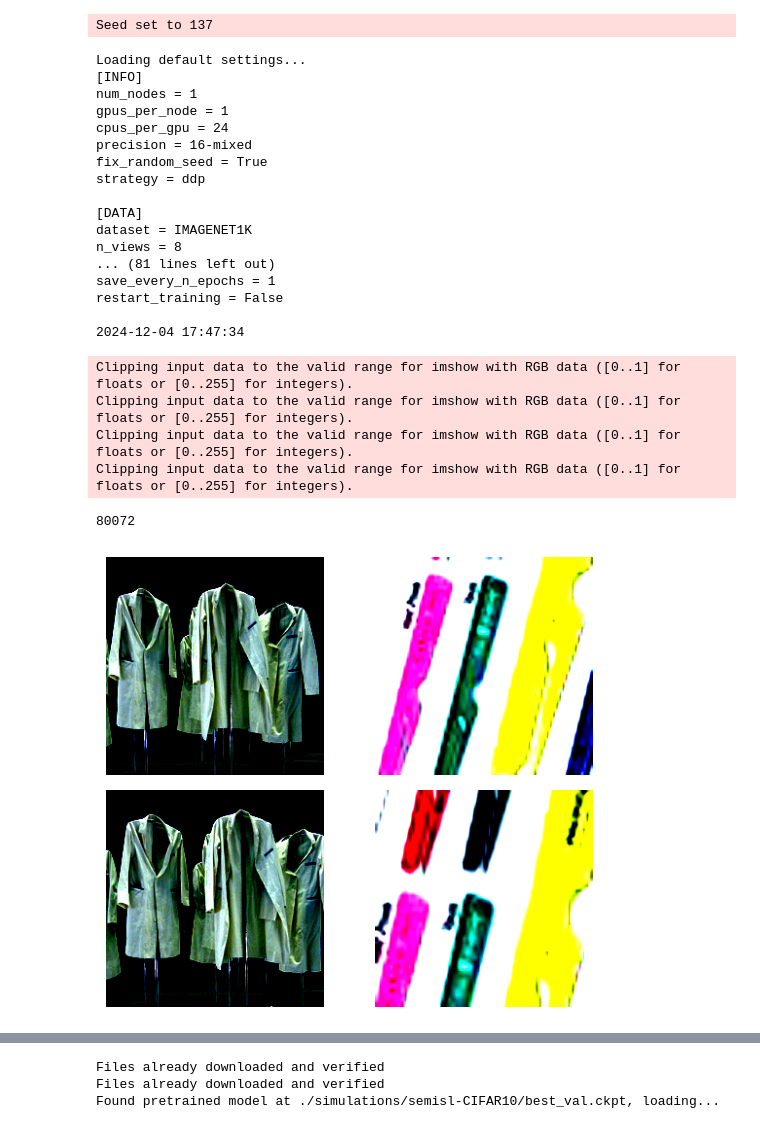
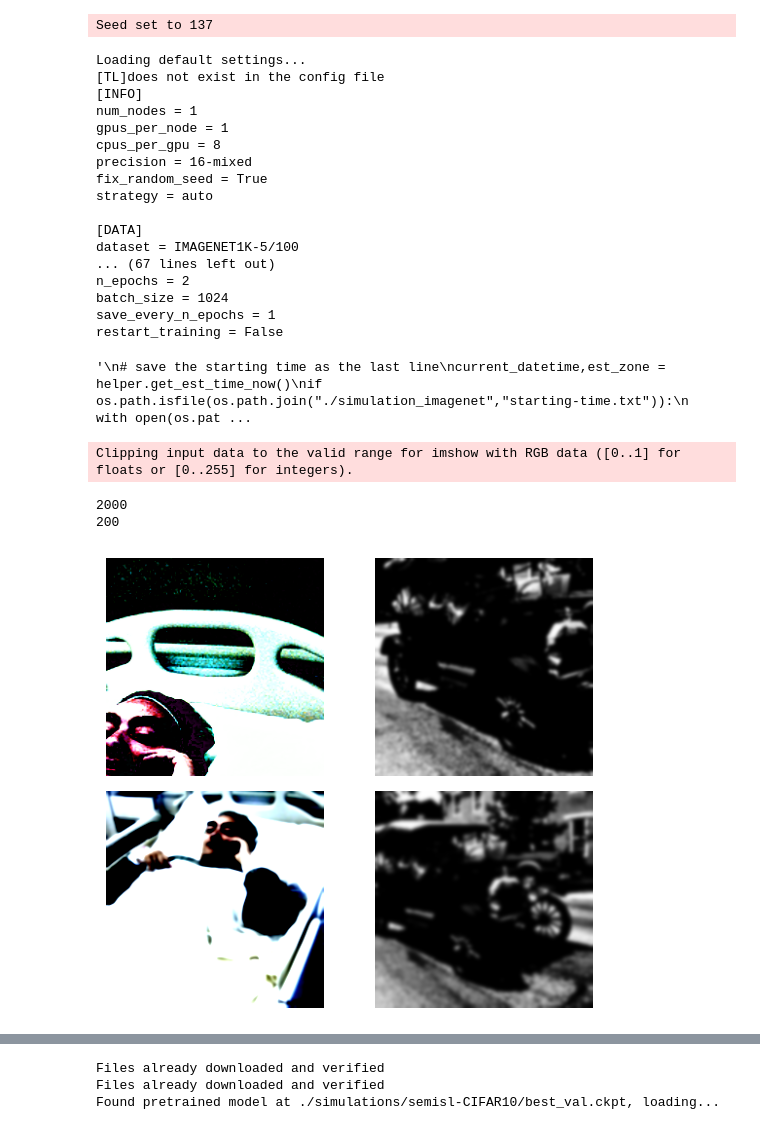
Before and after one commit to guanming-zhang/clamp, a Jupyter notebook: run.ipynb, the cells around one changed output, grey strips where cells are left out. Drawn from its saved outputs; the diff is of its cells as text; code cells hidden in the pictures.

Commit message:
add pot_pow and 5% imagenet

```diff
--- a/run.ipynb
+++ b/run.ipynb
@@ -14,10 +14,12 @@ import math
 import pytorch_lightning as pl
 # %%
 #config = helper.Config("./simulations",default_config_file="./default_configs/default_config_cifar10.ini")
+
 config = helper.Config("./simulation_imagenet",default_config_file="./default_configs/default_config_imagenet1k.ini")
+
 if config.INFO["fix_random_seed"]:
     pl.seed_everything(137) # To be reproducable
-
+'''
 # save the starting time as the last line
 current_datetime,est_zone = helper.get_est_time_now()
 if os.path.isfile(os.path.join("./simulation_imagenet","starting-time.txt")):
@@ -27,47 +29,48 @@ if os.path.isfile(os.path.join("./simulation_imagenet","starting-time.txt")):
 else:
     with open(os.path.join("./simulation_imagenet","starting-time.txt"),"a") as f:
         f.write(current_datetime.strftime("%Y-%m-%d %H:%M:%S"))
+'''
 # %% [output]
 Seed set to 137
 Loading default settings...
+[TL]does not exist in the config file
 [INFO]
 num_nodes = 1
 gpus_per_node = 1
-cpus_per_gpu = 24
+cpus_per_gpu = 8
 precision = 16-mixed
 fix_random_seed = True
-strategy = ddp
+strategy = auto
 
 [DATA]
-dataset = IMAGENET1K
-n_views = 8
-... (81 lines left out)
+dataset = IMAGENET1K-5/100
+... (67 lines left out)
+n_epochs = 2
+batch_size = 1024
 save_every_n_epochs = 1
 restart_training = False
-
-2024-12-04 17:47:34
+'\n# save the starting time as the last line\ncurrent_datetime,est_zone = helper.get_est_time_now()\nif os.path.isfile(os.path.join("./simulation_imagenet","starting-time.txt")):\n    with open(os.pat ...
 # %%
 # for multi-gpu trainning, effective batch size = batch_size*num_gpus
 ssl_batch_size = config.SSL["batch_size"] // (config.INFO["num_nodes"]*config.INFO["gpus_per_node"])
-ssl_train_loader,ssl_test_loader,ssl_val_loader = data_utils.get_dataloader(config.DATA,ssl_batch_size,num_workers=config.INFO["cpus_per_gpu"],validation=False)
+ssl_train_loader,ssl_test_loader,ssl_val_loader = data_utils.get_dataloader(config.DATA,ssl_batch_size,num_workers=config.INFO["cpus_per_gpu"],
+                                                                            validation=True,augment_val_set=True)
 # test_loader and val_loader are not necessary
 del ssl_test_loader
-del ssl_val_loader
 imgs,labels = next(iter(ssl_train_loader))
 img_list, label_list = [],[]
 for i_view in range(2):
     for j_img in range(2):
         img_list.append(imgs[i_view][j_img])
         #label_list.append(classes[labels[i_view][j_img]])
 data_utils.show_images(img_list,2,2,label_list)
 print(len(ssl_train_loader))
+print(len(ssl_val_loader))
 # %% [output]
 Clipping input data to the valid range for imshow with RGB data ([0..1] for floats or [0..255] for integers).
-Clipping input data to the valid range for imshow with RGB data ([0..1] for floats or [0..255] for integers).
-Clipping input data to the valid range for imshow with RGB data ([0..1] for floats or [0..255] for integers).
-Clipping input data to the valid range for imshow with RGB data ([0..1] for floats or [0..255] for integers).
-80072
+2000
+200
-[figure, old version]
+[figure, new version]
 # %%
 if config.SSL["lr_scale"] == "linear":
     ssl_lr = config.SSL["lr"]*config.SSL["batch_size"]/256.0 # lr ~ 0.1
```
Also changed, not shown: parts of 3 cells of this notebook, 9 other files.
